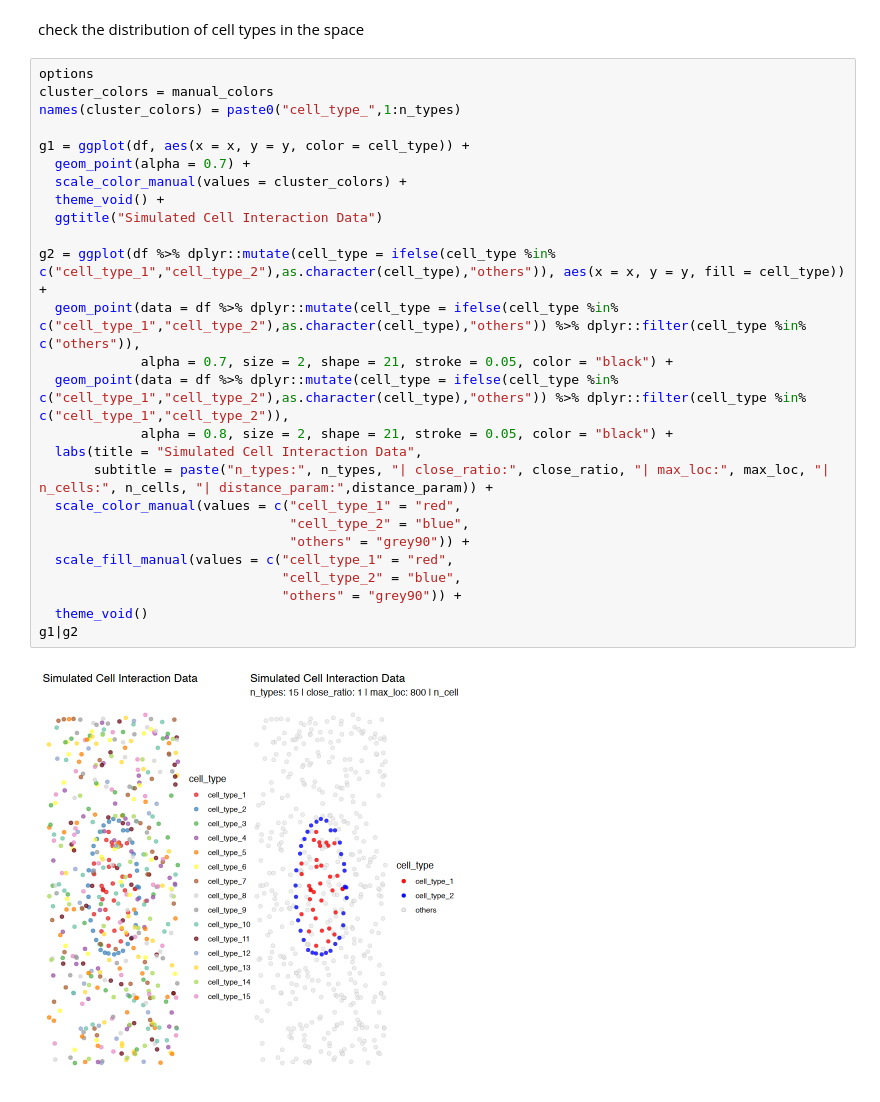
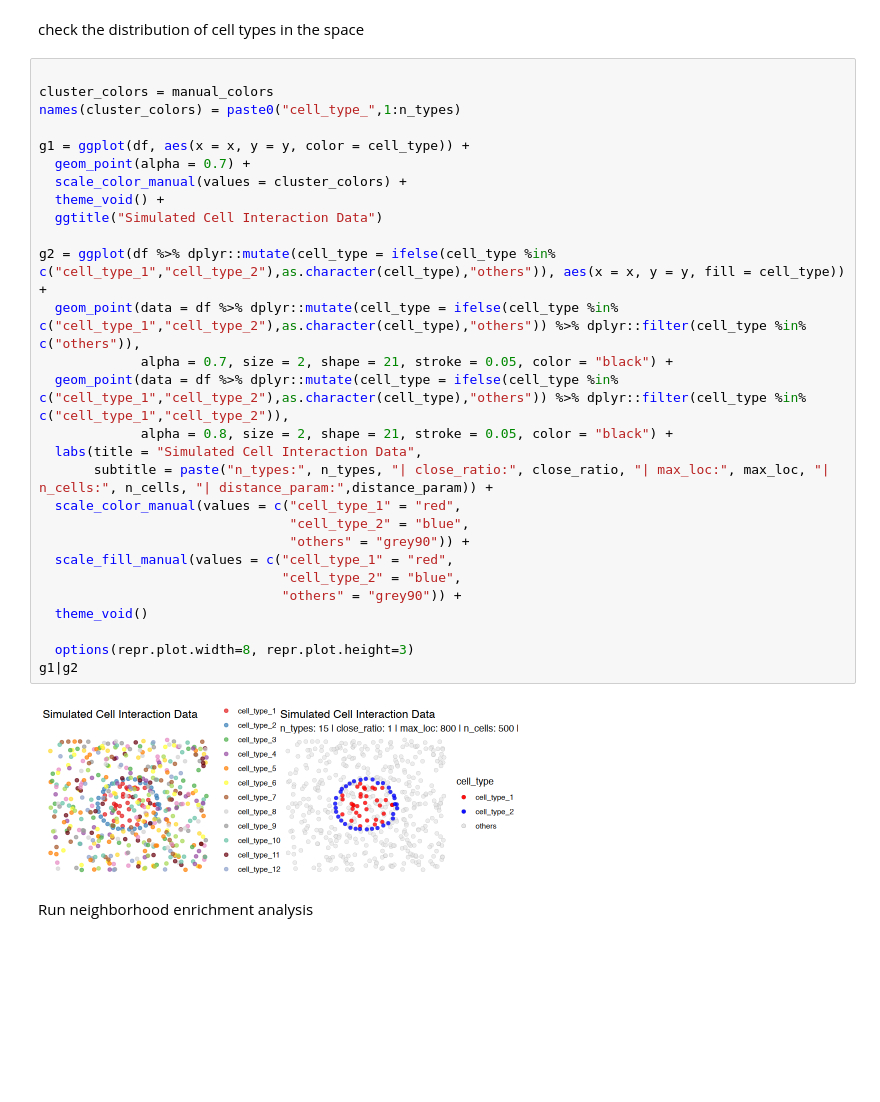
Before and after one commit to juninamo/spatialCooccur, a Jupyter notebook: vignettes/SNA_tutorial_simulation.ipynb, the cells around one changed output. Saved outputs shown, nothing was run; the diff lists cells and outputs as text; blank space fills up the shorter version.

```diff
--- a/vignettes/SNA_tutorial_simulation.ipynb
+++ b/vignettes/SNA_tutorial_simulation.ipynb
@@ -54,30 +77,34 @@ A data.frame: 6 x 3
 # %% [markdown]
 check the distribution of cell types in the space
 # %%
-options
+
 cluster_colors = manual_colors
 names(cluster_colors) = paste0("cell_type_",1:n_types)
 
 g1 = ggplot(df, aes(x = x, y = y, color = cell_type)) +
   geom_point(alpha = 0.7) +
   scale_color_manual(values = cluster_colors) +
   theme_void() +
   ggtitle("Simulated Cell Interaction Data")
 
 g2 = ggplot(df %>% dplyr::mutate(cell_type = ifelse(cell_type %in% c("cell_type_1","cell_type_2"),as.character(cell_type),"others")), aes(x = x, y = y, fill = cell_type)) +
   geom_point(data = df %>% dplyr::mutate(cell_type = ifelse(cell_type %in% c("cell_type_1","cell_type_2"),as.character(cell_type),"others")) %>% dplyr::filter(cell_type %in% c("others")),
              alpha = 0.7, size = 2, shape = 21, stroke = 0.05, color = "black") +
   geom_point(data = df %>% dplyr::mutate(cell_type = ifelse(cell_type %in% c("cell_type_1","cell_type_2"),as.character(cell_type),"others")) %>% dplyr::filter(cell_type %in% c("cell_type_1","cell_type_2")),
              alpha = 0.8, size = 2, shape = 21, stroke = 0.05, color = "black") +
   labs(title = "Simulated Cell Interaction Data",
        subtitle = paste("n_types:", n_types, "| close_ratio:", close_ratio, "| max_loc:", max_loc, "| n_cells:", n_cells, "| distance_param:",distance_param)) +
   scale_color_manual(values = c("cell_type_1" = "red",
                                 "cell_type_2" = "blue",
                                 "others" = "grey90")) +
   scale_fill_manual(values = c("cell_type_1" = "red",
                                "cell_type_2" = "blue",
                                "others" = "grey90")) +
   theme_void()
+
+  options(repr.plot.width=8, repr.plot.height=3)
 g1|g2
 # %% [output]
-[figure, old version]
+[figure, new version]
+# %% [markdown]
+Run neighborhood enrichment analysis
```
Also changed, not shown: parts of 26 cells of this notebook.
